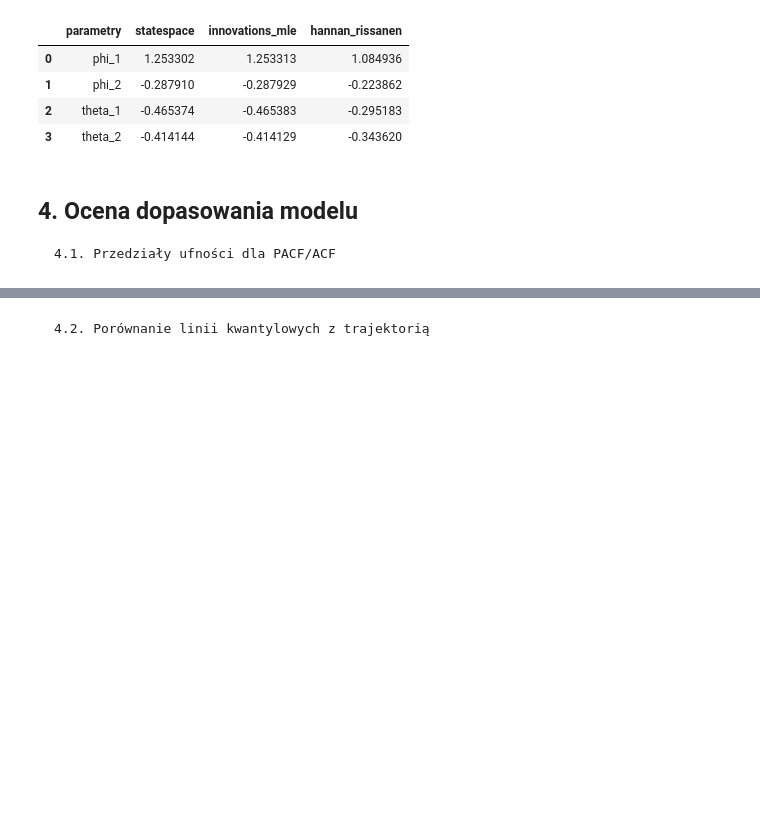
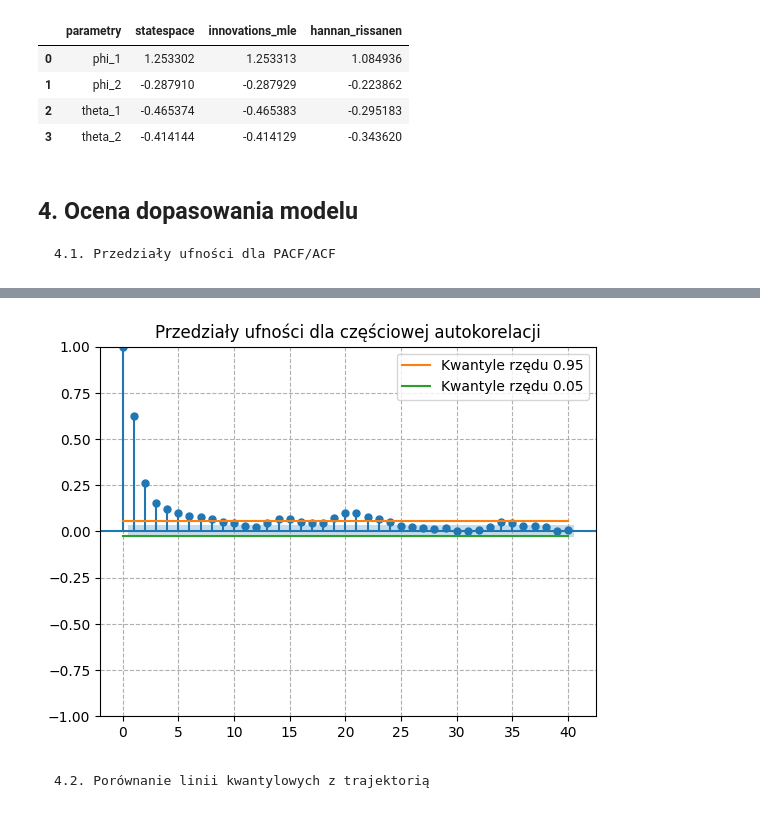
Before and after one commit to MagdalenaSudol/Model_ARMA, a Jupyter notebook: raport_boston.ipynb, the cells around one changed output, grey strips where cells are left out. Cells and saved outputs as stored; diff of their text form; code cells hidden in the pictures; blank space fills up the shorter version.

```diff
--- a/raport_boston.ipynb
+++ b/raport_boston.ipynb
@@ -481,3 +517,30 @@ parameter_frame
+# %%
+upper_quantile_values_pacf = np.zeros(len(h))
+lower_quantile_values_pacf = np.zeros(len(h))
+
+for h_value in h:
+    pacf_values = np.zeros(N)
+    for j in range(N):
+        z = np.random.normal(0, np.sqrt(sigma_2), n)
+        x = np.zeros(n)
+        for i in range(2, len(x)):
+            x[i] = parameters[0]*x[i-1] + parameters[1]*x[i-2] + z[i] + parameters[2]*z[i-1] + parameters[3]*z[i-2]
+
+        pacf = partialautocor(x, h)
+        pacf_values[j] = pacf[h_value]
+
+    upper_quantile_values_pacf[h_value] = np.quantile(acf_values, 0.95)
+    lower_quantile_values_pacf[h_value] = np.quantile(acf_values, 0.05)
+
+plot_acf(Yt, lags=40, alpha=None)
+plt.plot(h, upper_quantile_values_pacf, label="Kwantyle rzędu 0.95")
+plt.plot(h, lower_quantile_values_pacf, label="Kwantyle rzędu 0.05")
+plt.legend()
+plt.grid(linestyle="--")
+plt.title("Przedziały ufności dla częściowej autokorelacji")
+plt.show()
+# %% [output]
+[figure, added]
 # %% [markdown]
     4.2. Porównanie linii kwantylowych z trajektorią
 # %% [markdown]
```
Also changed, not shown: parts of 3 cells of this notebook.
